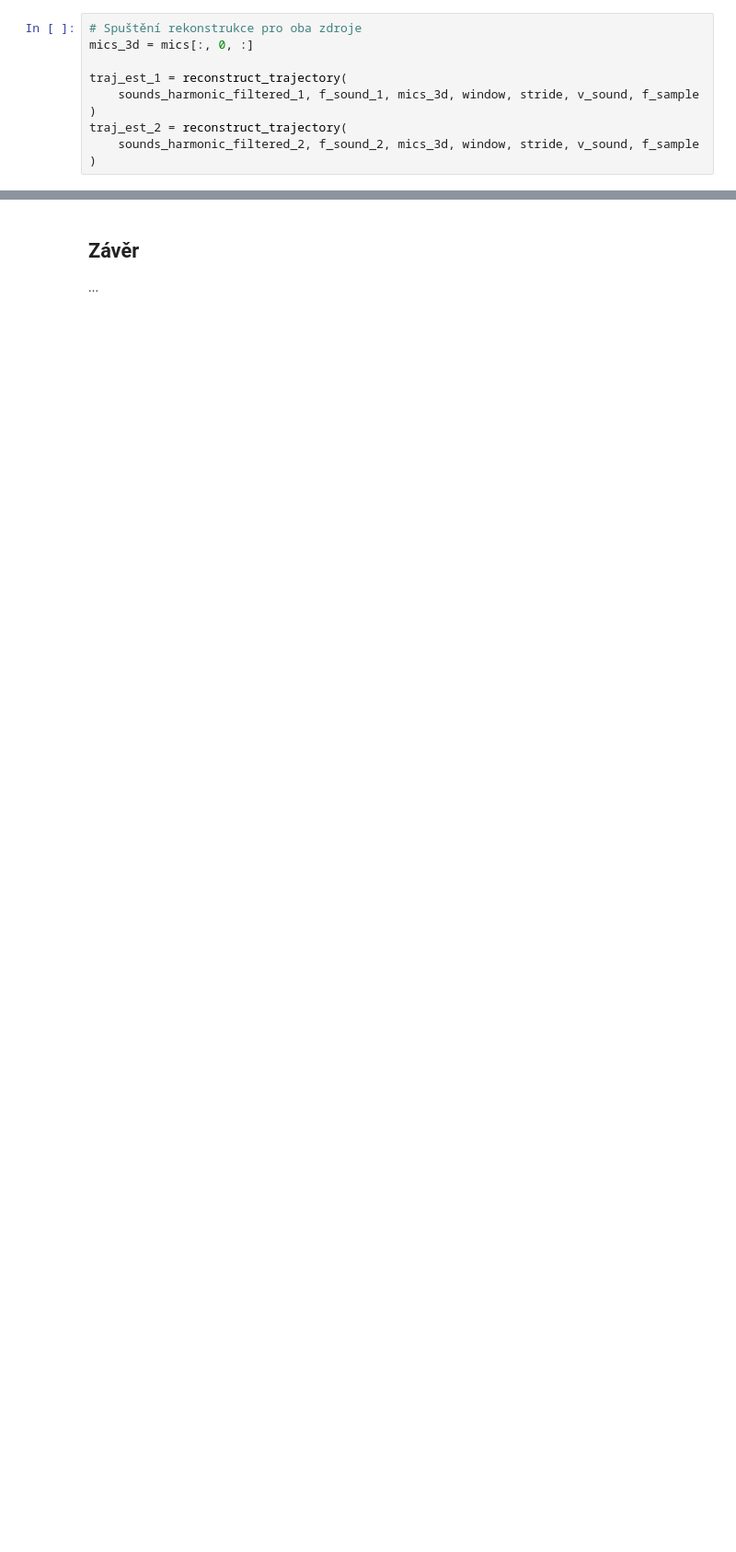
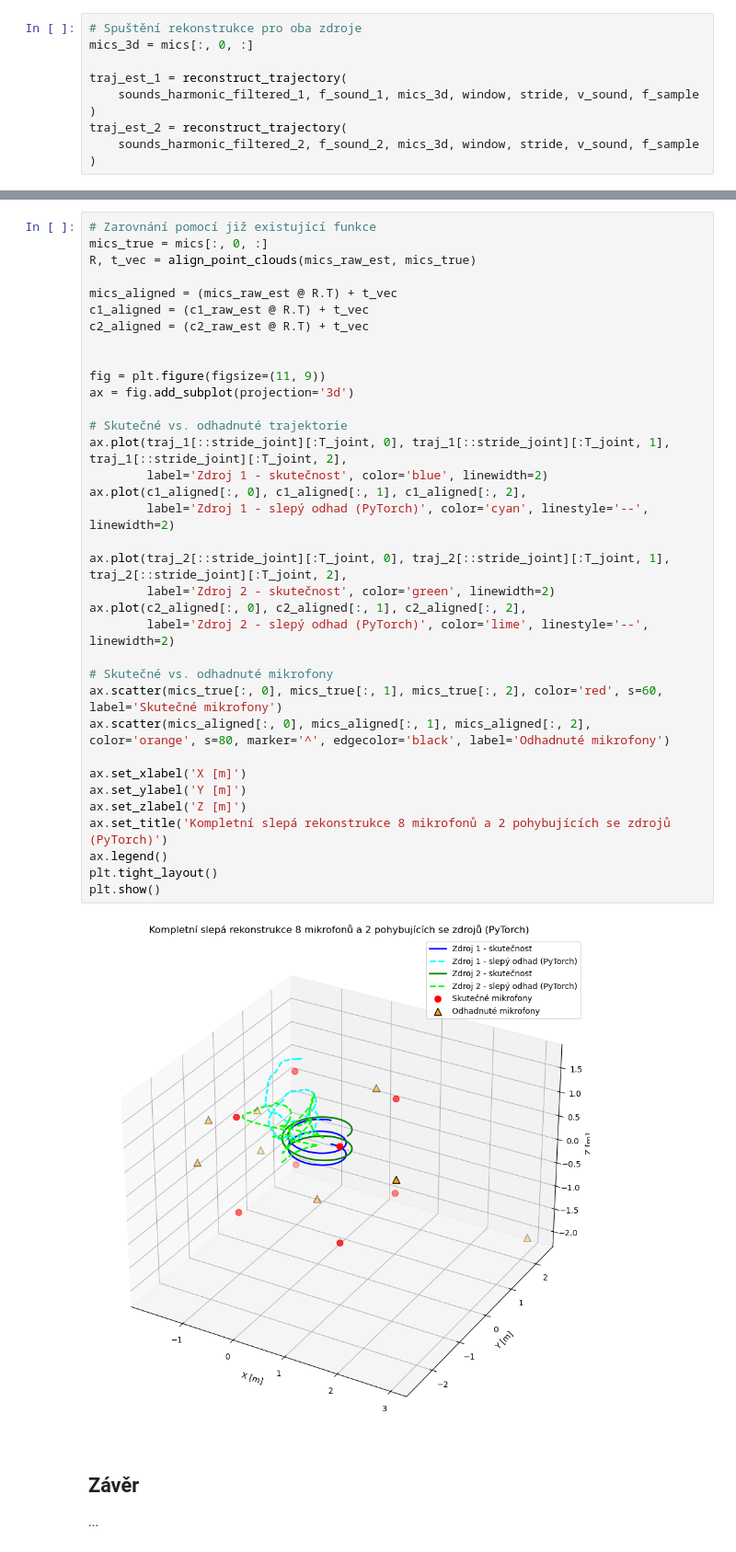
Before and after one commit to Psychol0gicl/dr_semestralni_prace, a Jupyter notebook: dr2026_1sem.ipynb, the cells around one changed output, grey strips where cells are left out. Shown at 92% size. Drawn from its saved outputs; the diff is of its cells as text; blank space fills up the shorter version.

```diff
--- a/dr2026_1sem.ipynb
+++ b/dr2026_1sem.ipynb
@@ -1092,3 +1160,40 @@ Iterace 10000/5000 | Data Loss: 0.01512 | Smooth Loss: 0.000006
+# %%
+# Zarovnání pomocí již existující funkce
+mics_true = mics[:, 0, :]
+R, t_vec = align_point_clouds(mics_raw_est, mics_true)
+
+mics_aligned = (mics_raw_est @ R.T) + t_vec
+c1_aligned = (c1_raw_est @ R.T) + t_vec
+c2_aligned = (c2_raw_est @ R.T) + t_vec
+
+
+fig = plt.figure(figsize=(11, 9))
+ax = fig.add_subplot(projection='3d')
+
+# Skutečné vs. odhadnuté trajektorie
+ax.plot(traj_1[::stride_joint][:T_joint, 0], traj_1[::stride_joint][:T_joint, 1], traj_1[::stride_joint][:T_joint, 2],
+        label='Zdroj 1 - skutečnost', color='blue', linewidth=2)
+ax.plot(c1_aligned[:, 0], c1_aligned[:, 1], c1_aligned[:, 2],
+        label='Zdroj 1 - slepý odhad (PyTorch)', color='cyan', linestyle='--', linewidth=2)
+
+ax.plot(traj_2[::stride_joint][:T_joint, 0], traj_2[::stride_joint][:T_joint, 1], traj_2[::stride_joint][:T_joint, 2],
+        label='Zdroj 2 - skutečnost', color='green', linewidth=2)
+ax.plot(c2_aligned[:, 0], c2_aligned[:, 1], c2_aligned[:, 2],
+        label='Zdroj 2 - slepý odhad (PyTorch)', color='lime', linestyle='--', linewidth=2)
+
+# Skutečné vs. odhadnuté mikrofony
+ax.scatter(mics_true[:, 0], mics_true[:, 1], mics_true[:, 2], color='red', s=60, label='Skutečné mikrofony')
+ax.scatter(mics_aligned[:, 0], mics_aligned[:, 1], mics_aligned[:, 2], color='orange', s=80, marker='^', edgecolor='black', label='Odhadnuté mikrofony')
+
+ax.set_xlabel('X [m]')
+ax.set_ylabel('Y [m]')
+ax.set_zlabel('Z [m]')
+ax.set_title('Kompletní slepá rekonstrukce 8 mikrofonů a 2 pohybujících se zdrojů (PyTorch)')
+ax.legend()
+plt.tight_layout()
+plt.show()
+# %% [output]
+[figure, added]
 # %% [markdown]
 ## Závěr
 
```
Also changed, not shown: parts of 18 cells of this notebook.
